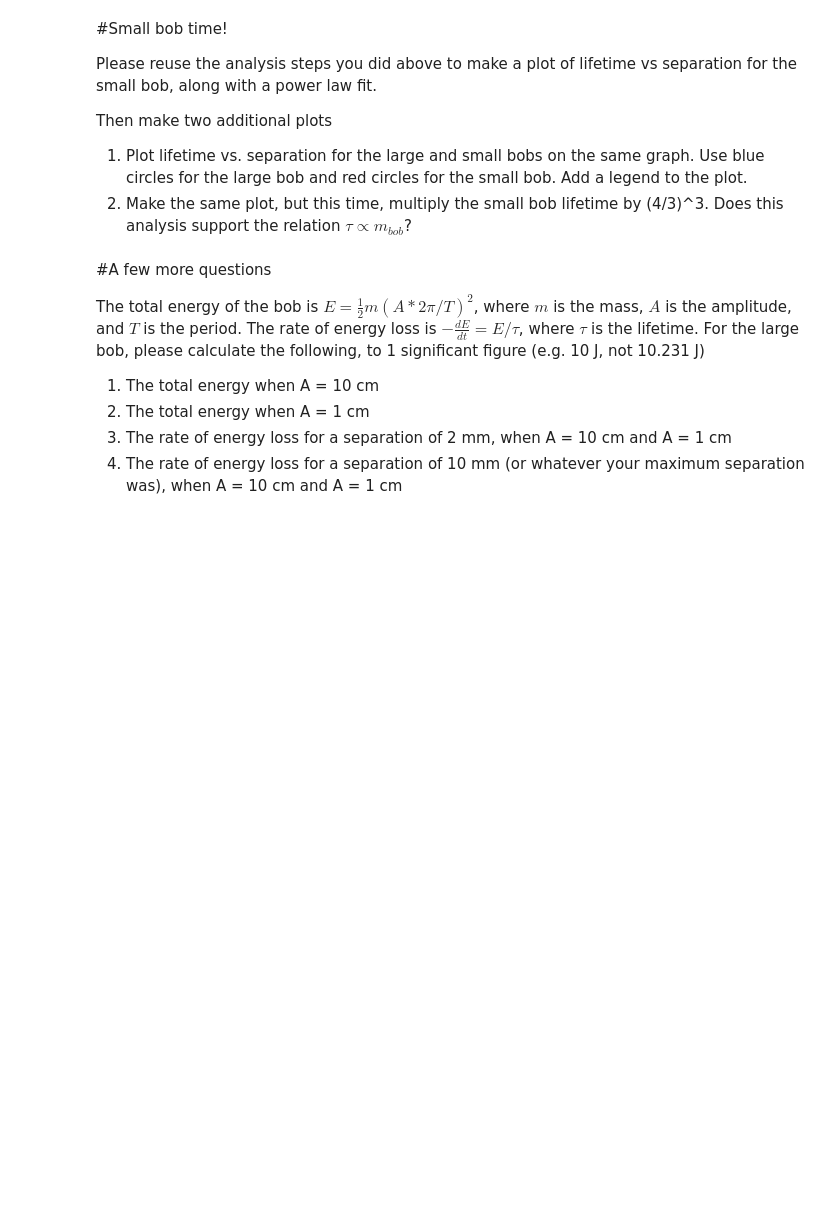
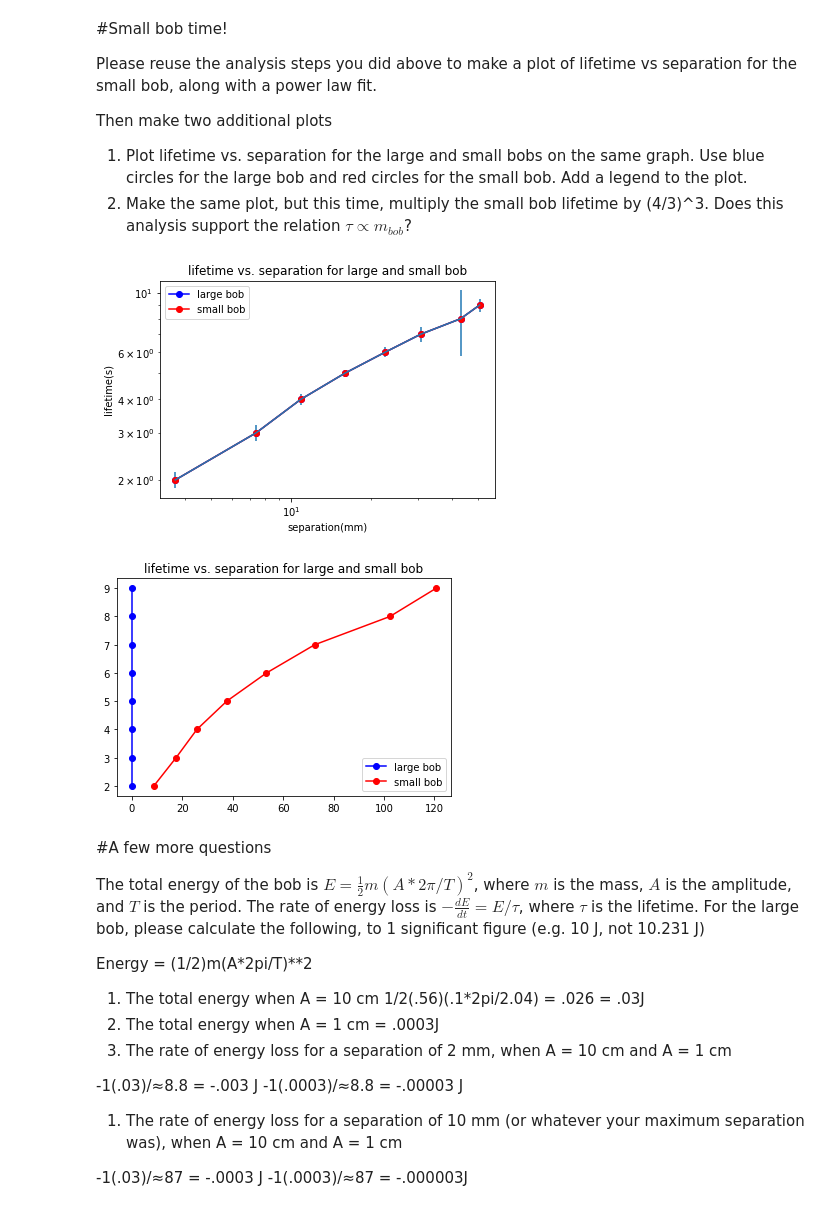
Before and after one commit to NYUExperimentalPhysics1-2021/labanalysis2-gretagoldberg, a Jupyter notebook: Copy_of_LabAnalysis2.ipynb, the cells around one changed output. Cells and saved outputs as stored; diff of their text form; code cells hidden in the pictures; blank space fills up the shorter version.

```diff
--- a/Copy_of_LabAnalysis2.ipynb
+++ b/Copy_of_LabAnalysis2.ipynb
@@ -502,11 +503,84 @@ Please reuse the analysis steps you did above to make a plot of lifetime vs sepa
 Then make two additional plots
 1. Plot lifetime vs. separation for the large and small bobs on the same graph. Use blue circles for the large bob and red circles for the small bob. Add a legend to the plot.
 2. Make the same plot, but this time, multiply the small bob lifetime by (4/3)^3. Does this analysis support the relation $\tau \propto m_{bob}$?
+# %%
+sm_dir = ("goldberg_small_bob_2mm", "goldberg_small_bob_3mm", "goldberg_small_bob_4mm", "goldberg_small_bob_5mm", "goldberg_small_bob_6mm", "goldberg_small_bob_7mm", "goldberg_small_bob_8mm", "goldberg_small_bob_9mm") #replace with your directory names
+sm_h = np.array((2,3,4,5,6,7,8,9),'float') #replace with your distances
+maxtime = [-1] * len(sm_dir) #[-1, -1, -1, -1, -1, -1, -1, -1, -1] - you can explicitly define times for some or all directories if the default of 1.5 lifetimes isn't good for you
+
+#initialize numpy arrays
+sm_tau = sm_h*0.;
+sm_tau_sigma = sm_h*0.;
+sm_tau_sem = sm_h*0.;
+
+for i in range(len(sm_dir)):
+    key = sm_dir[i]
+    lifetime = []
+    #if maxtime isn't defined, then calculate lifetime and use 1.5 lifetimes as the max time
+    if (maxtime[i] <= 0):
+      for file in smallSlope[key]:
+        time, slope, number = loadSlopeFile(file)
+        if (len(time) > 4):
+          #CODE 14: two lines, calculate exponential fit of slope to time - time[0] and append -1/b to lifetime list
+          a,b,*_ = fitExponential(time-time[0], slope)
+          lifetime.append(-1/b)
+      initial_lifetime = np.median(lifetime)
+      maxtime[i] = initial_lifetime*1.5
+      lifetime = []
+
+    for file in smallSlope[key]:
+      time, slope, number = loadSlopeFile(file, maxTime = maxtime[i])
+      if (len(time) > 4):
+        a,b,*_ = fitExponential(time-time[0], slope)
+        lifetime.append(-1/b)
+    sm_tau[i] =  np.mean(lifetime) #CODE 15: calculate mean of lifetime list
+    sm_tau_sigma[i] = np.std(lifetime,ddof=1)
+    sm_tau_sem[i] = sm_tau_sigma[i] / np.sqrt(len(lifetime))#CODE 16: sm_tau_sigma[i] / square root of the number of elements in the lifetime list
+
+#CODE17: use plt.errorbar to makea plot of sm_tau vs. sm_h with yerr of sm_tau_sem
+plt.errorbar(sm_tau, sm_h, yerr = sm_tau_sem)
+#CODE18: add title (lifetime vs. separation) xlabel (separation(mm)) and ylabel (lifetime(s)). hint add a ; to the end of the last line to eliminate the annoying text message in the output
+plt.title("lifetime vs. separation")
+plt.xlabel("separation(mm)")
+plt.ylabel("lifetime(s)");
+
+
+plt.loglog(sm_tau, sm_h, 'bo-');
+
+
+plt.plot(lg_tau, lg_h, 'bo-', label = 'large bob')
+plt.plot(sm_tau, sm_h, 'ro-', label = 'small bob')
+plt.title("lifetime vs. separation for large and small bob")
+plt.legend()
+plt.show();
+
+
+plt.plot(lg_tau, lg_h, 'bo-', label = 'large bob')
+plt.plot(sm_tau * (4/3) ** 3, sm_h, 'ro-', label = 'small bob')
+plt.title("lifetime vs. separation for large and small bob")
+plt.legend()
+plt.show();
+# %% [output]
+[figure, added]
+[figure, added]
 # %% [markdown]
 #A few more questions
 
 The total energy of the bob is $E = \frac{1}{2} m (A * 2\pi / T)^2$, where $m$ is the mass, $A$ is the amplitude, and $T$ is the period. The rate of energy loss is $-\frac{dE}{dt} = E/\tau$, where $\tau$ is the lifetime. For the large bob, please calculate the following, to 1 significant figure (e.g. 10 J, not 10.231 J)
+
+Energy = (1/2)m(A*2pi/T)**2
+
+
 1. The total energy when A = 10 cm
+1/2(.56)(.1*2pi/2.04) = .026 = .03J
 1. The total energy when A = 1 cm
+  = .0003J
 1. The rate of energy loss for a separation of 2 mm, when A = 10 cm and A = 1 cm
+
+-1(.03)/≈8.8 = -.003 J
+-1(.0003)/≈8.8 = -.00003 J
+
 1. The rate of energy loss for a separation of 10 mm (or whatever your maximum separation was), when A = 10 cm and A = 1 cm
+
+-1(.03)/≈87 = -.0003 J
+-1(.0003)/≈87 = -.000003J
```
Also changed, not shown: parts of 1 cell of this notebook.
